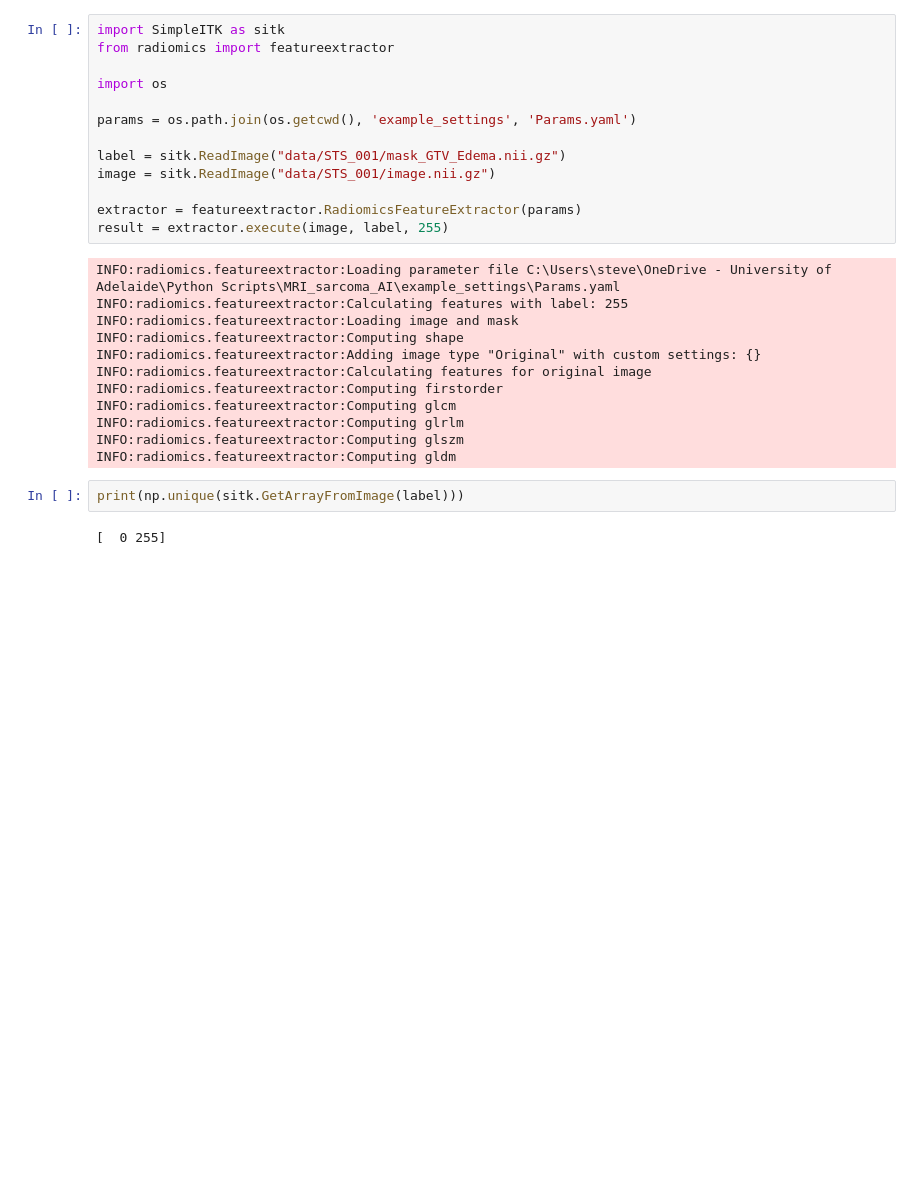
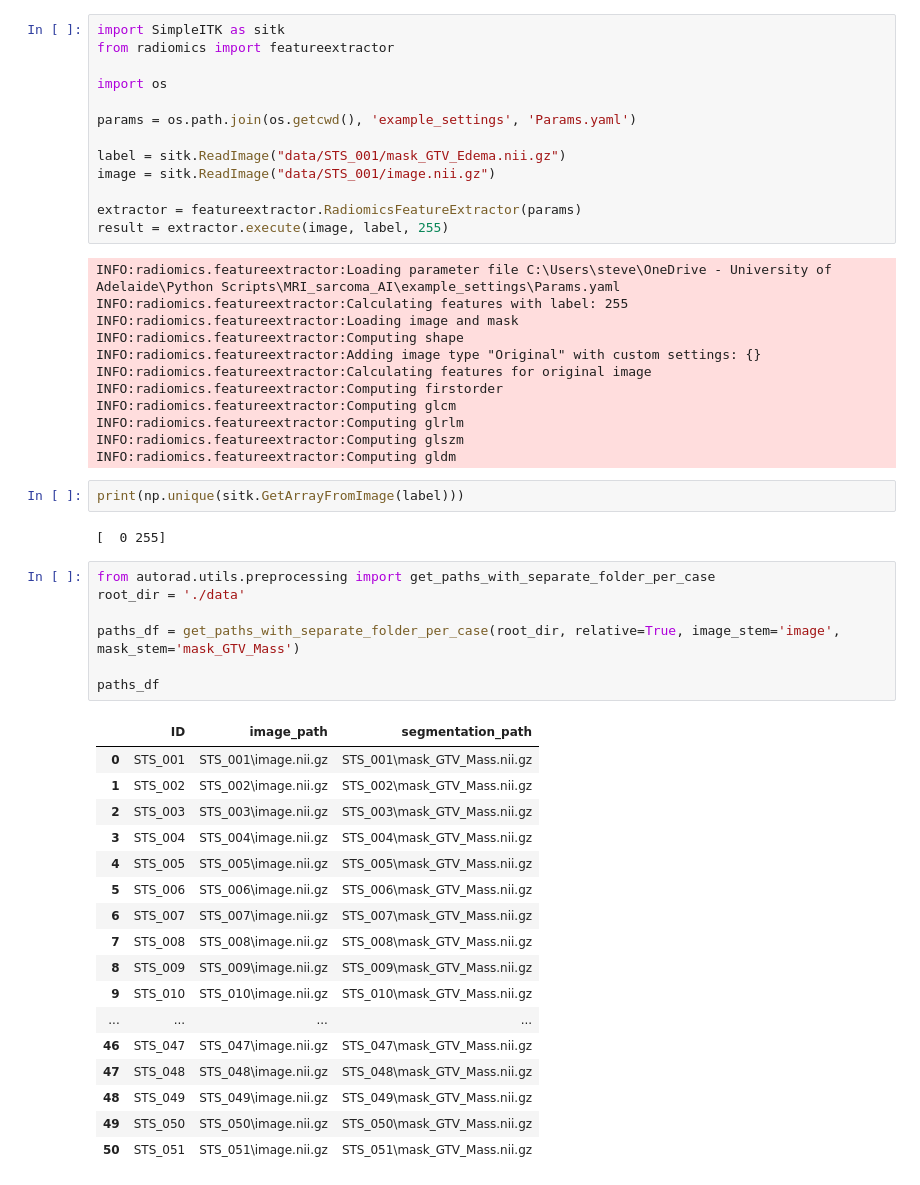
Before and after one commit to stephano41/radiomics_ai, a Jupyter notebook: scratch.ipynb, the cells around one changed output. Drawn from its saved outputs; the diff is of its cells as text; blank space fills up the shorter version.

```diff
--- a/scratch.ipynb
+++ b/scratch.ipynb
@@ -154,3 +168,28 @@ INFO:radiomics.featureextractor:Computing gldm
 print(np.unique(sitk.GetArrayFromImage(label)))
 # %% [output]
 [  0 255]
+# %%
+from autorad.utils.preprocessing import get_paths_with_separate_folder_per_case
+root_dir = './data'
+
+paths_df = get_paths_with_separate_folder_per_case(root_dir, relative=True, image_stem='image', mask_stem='mask_GTV_Mass')
+
+paths_df
+# %% [output]
+|  | ID | image_path | segmentation_path |
+| 0 | STS_001 | STS_001\image.nii.gz | STS_001\mask_GTV_Mass.nii.gz |
+| 1 | STS_002 | STS_002\image.nii.gz | STS_002\mask_GTV_Mass.nii.gz |
+| 2 | STS_003 | STS_003\image.nii.gz | STS_003\mask_GTV_Mass.nii.gz |
+| 3 | STS_004 | STS_004\image.nii.gz | STS_004\mask_GTV_Mass.nii.gz |
+| 4 | STS_005 | STS_005\image.nii.gz | STS_005\mask_GTV_Mass.nii.gz |
+| 5 | STS_006 | STS_006\image.nii.gz | STS_006\mask_GTV_Mass.nii.gz |
+| 6 | STS_007 | STS_007\image.nii.gz | STS_007\mask_GTV_Mass.nii.gz |
+| 7 | STS_008 | STS_008\image.nii.gz | STS_008\mask_GTV_Mass.nii.gz |
+| 8 | STS_009 | STS_009\image.nii.gz | STS_009\mask_GTV_Mass.nii.gz |
+| 9 | STS_010 | STS_010\image.nii.gz | STS_010\mask_GTV_Mass.nii.gz |
+| ... | ... | ... | ... |
+| 46 | STS_047 | STS_047\image.nii.gz | STS_047\mask_GTV_Mass.nii.gz |
+| 47 | STS_048 | STS_048\image.nii.gz | STS_048\mask_GTV_Mass.nii.gz |
+| 48 | STS_049 | STS_049\image.nii.gz | STS_049\mask_GTV_Mass.nii.gz |
+| 49 | STS_050 | STS_050\image.nii.gz | STS_050\mask_GTV_Mass.nii.gz |
+| 50 | STS_051 | STS_051\image.nii.gz | STS_051\mask_GTV_Mass.nii.gz |
```
Also changed, not shown: parts of 3 cells of this notebook, 4 other files.
